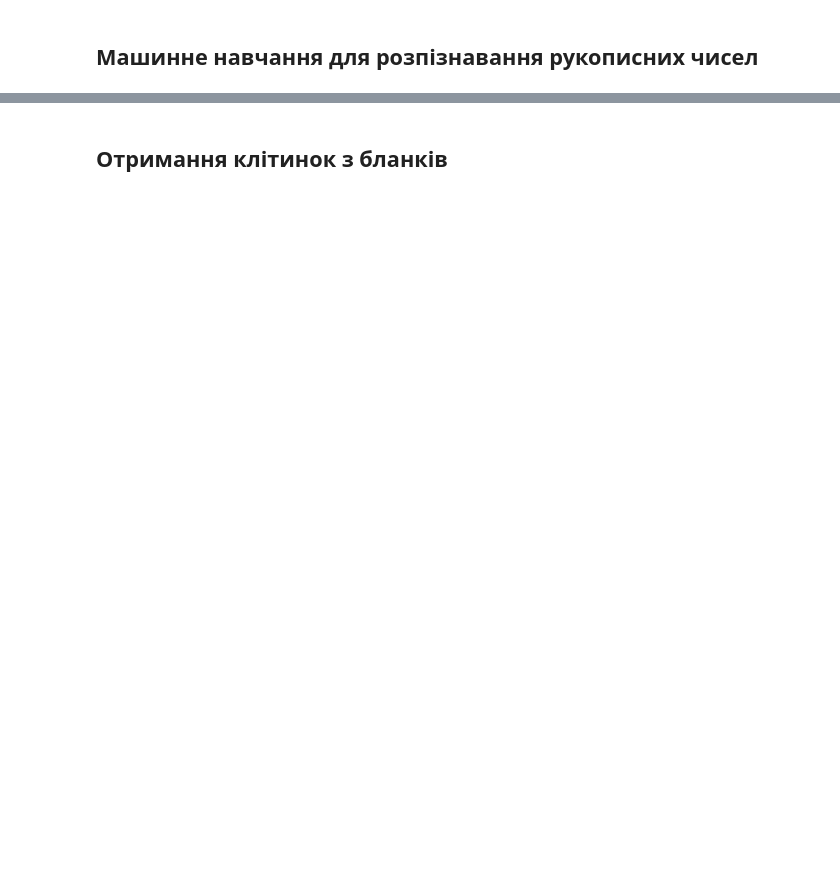
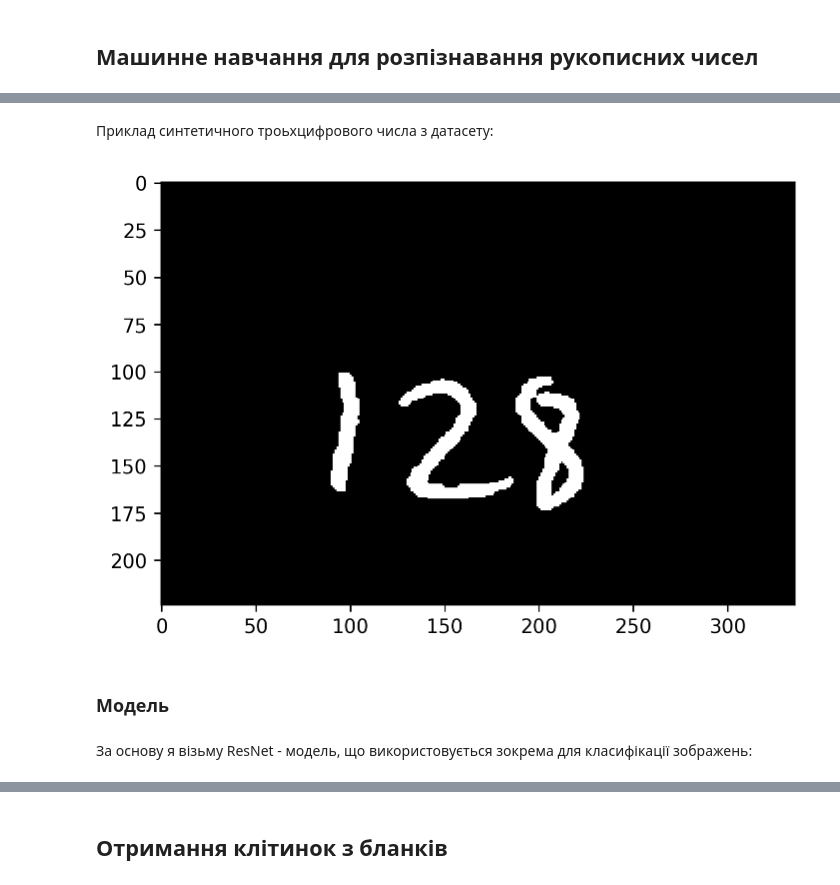
Before and after one commit to DmytroTym/urban, a Jupyter notebook: Elections_digitalization.ipynb, the cells around one changed output, grey strips where cells are left out. Saved outputs shown, nothing was run; the diff lists cells and outputs as text; code cells hidden in the pictures; blank space fills up the shorter version.

```diff
--- a/Elections_digitalization.ipynb
+++ b/Elections_digitalization.ipynb
@@ -16,0 +64,8 @@
+# %% [markdown]
+Приклад синтетичного троьхцифрового числа з датасету:
+# %%
+plt.imshow(cv2.imread('/content/mnist_png/testing/128/cdf3875_35_11.png'),
+           cmap='gray')
+plt.show()
+# %% [output]
+[figure, added]
@@ -16,0 +90,4 @@
+# %% [markdown]
+### Модель
+# %% [markdown]
+За основу я візьму ResNet - модель, що використовується зокрема для класифікації зображень:
```
Also changed, not shown: parts of 56 cells of this notebook.
